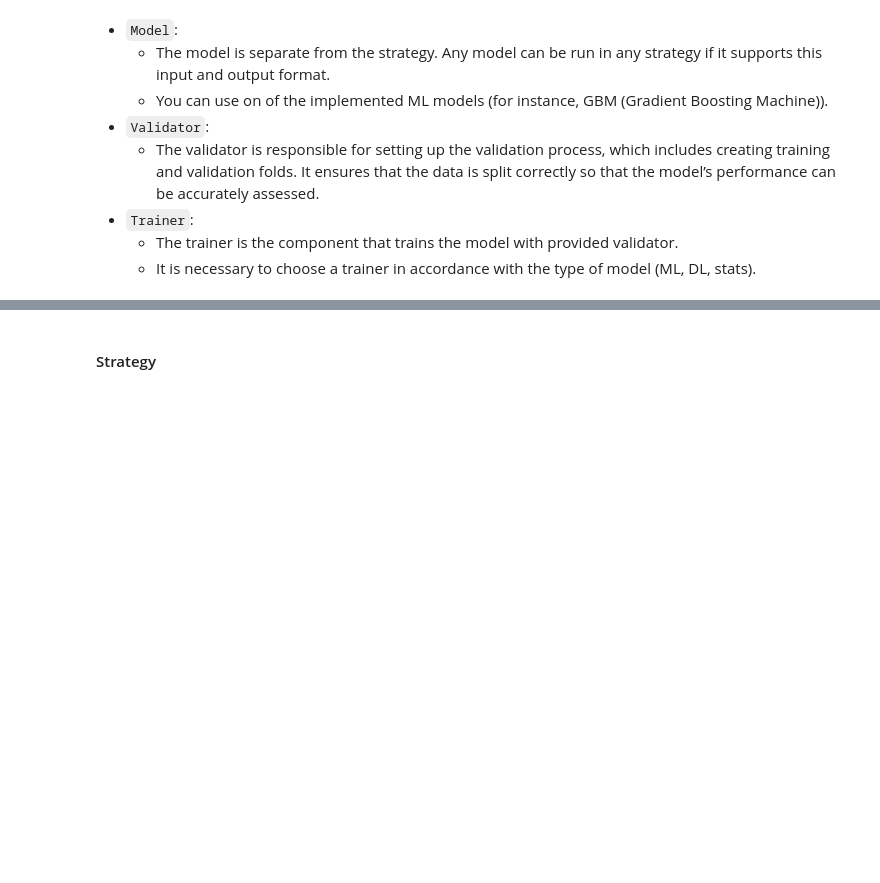
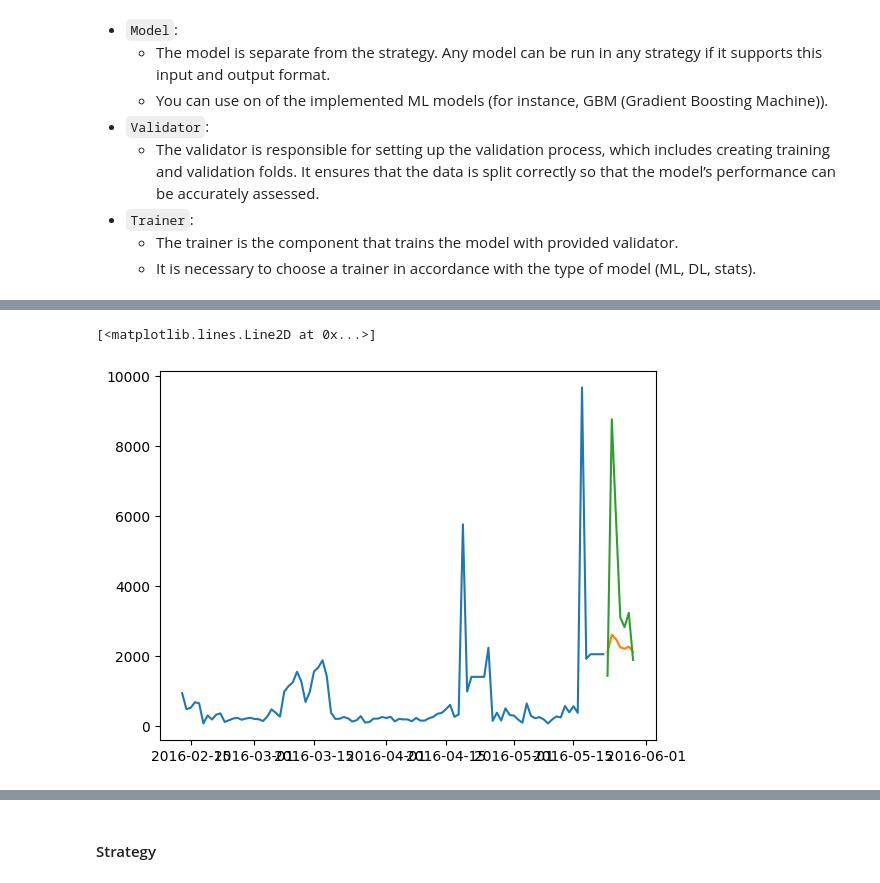
Before and after one commit to sb-ai-lab/tsururu, a Jupyter notebook: Tutorial_3_StatModels.ipynb, the cells around one changed output, grey strips where cells are left out. Drawn from its saved outputs; the diff is of its cells as text; code cells hidden in the pictures; blank space fills up the shorter version.

```diff
--- a/Tutorial_3_StatModels.ipynb
+++ b/Tutorial_3_StatModels.ipynb
@@ -354,0 +389,5 @@ ValueError: cannot reshape array of size 1442 into shape (0,)
+# %%
+diff_eps = 20
+# %%
+big_diff = compr[(compr.diffr>diff_eps) | (compr.diffr<-diff_eps)]
+big_diff.sort_values(by='diffr')
@@ -354,0 +408,3 @@ ValueError: cannot reshape array of size 1442 into shape (0,)
+# %%
+etstest=big_diff[big_diff.ts_id=='48_1']
+etstest
@@ -354,0 +420,11 @@ ValueError: cannot reshape array of size 1442 into shape (0,)
+# %%
+dftest = train_df[train_df.id=='48_1']
+# %%
+import matplotlib.pyplot as plt
+
+plt.plot(dftest.Date[-100:], dftest.Demand[-100:])
+plt.plot(forecast_test.Date, forecast_test.Demand)
+plt.plot(etstest.Date, etstest.AutoETS)
+# %% [output]
+[<matplotlib.lines.Line2D at 0x...>]
+[figure, added]
```
Also changed, not shown: parts of 15 cells of this notebook, 5 other files.
